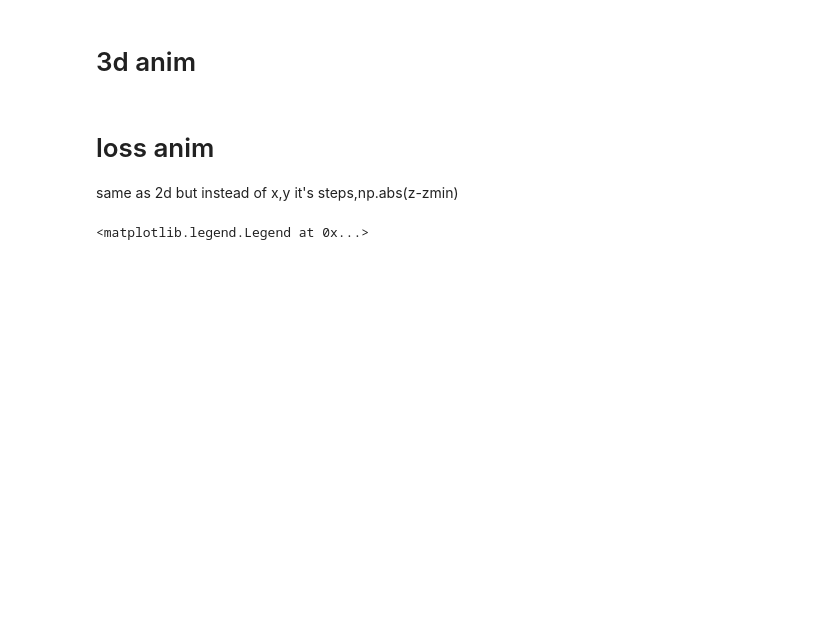
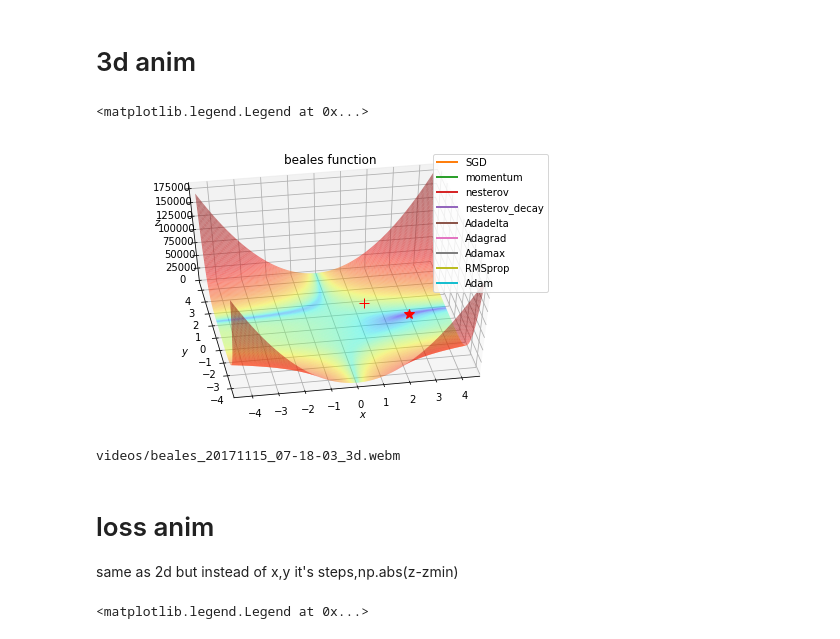
Before and after one commit to wassname/viz_torch_optim, a Jupyter notebook: main.ipynb, the cells around one changed output. Saved outputs shown, nothing was run; the diff lists cells and outputs as text; code cells hidden in the pictures; blank space fills up the shorter version.

Commit message:
show video

```diff
--- a/main.ipynb
+++ b/main.ipynb
@@ -633,22 +633,25 @@ ValueError: Invalid file object: <_io.BufferedReader name=76>
 # %%
 fig = plt.figure(figsize=(8, 5))
 ax = plt.axes(projection='3d', elev=50, azim=azim)
 
 ax.plot_surface(x, y, z, norm=LogNorm(), rstride=1, cstride=1, edgecolor='none', alpha=.5, cmap=plt.cm.jet)
 ax.plot(*minima_, problem.f(minima_).numpy(), 'r*', markersize=10)
 ax.plot(*_x0, problem.f(_x0).numpy(), 'r+', markersize=10)
 
-ax.set_title('{} (github.com/wassname/viz_torch_optim)'.format(problem.f.__name__))
+ax.set_title('{} function'.format(problem.f.__name__))
 ax.set_xlabel('$x$')
 ax.set_ylabel('$y$')
 ax.set_zlabel('$z$')
 
 ax.set_xlim((xmin, xmax))
 ax.set_ylim((ymin, ymax))
 
 anim = TrajectoryAnimation3D(*paths, zpaths=zpaths[:,:,0], labels=methods, ax=ax)
 
 ax.legend(loc='upper right')
+# %% [output]
+<matplotlib.legend.Legend at 0x...>
+[figure, added]
 # %%
 # anim.to_html5_video()
 save_file3d = save_file.replace('.webm', '_3d.webm')
@@ -663,6 +666,8 @@ html="""<video {options}>
 </video>""".format(options=' '.join(['controls', 'autoplay']), video=save_file3d)
 print(html)
 HTML(html)
+# %% [output]
+videos/beales_20171115_07-18-03_3d.webm
 # %%
 # # or save as gif
 # save_file3d = save_file.replace('.webm', '_3d.gif')
```
Also changed, not shown: parts of 5 cells of this notebook, 2 other files.
